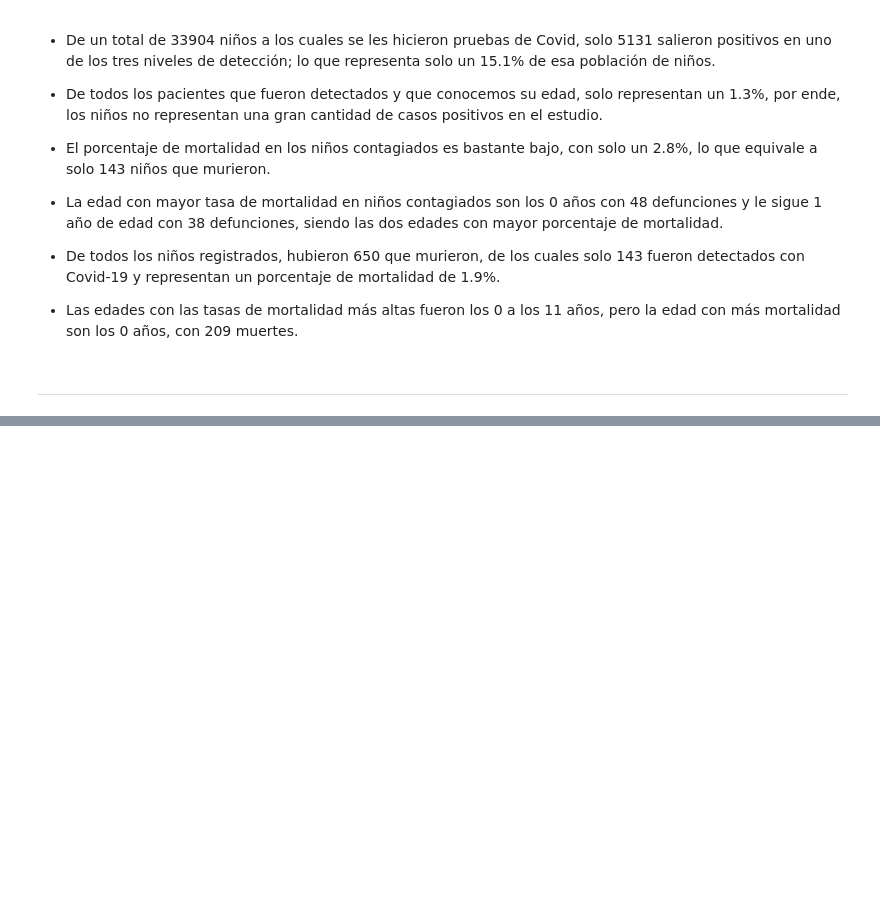
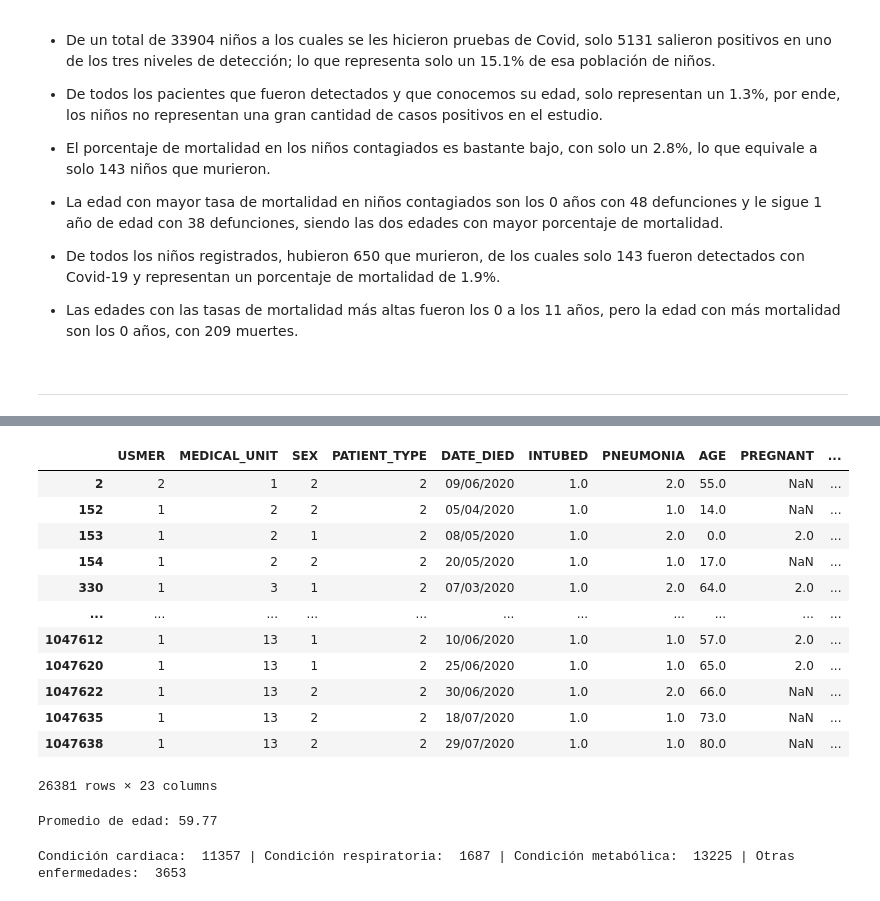
Before and after one commit to SamuelG0319/Final_Project_DS, a Jupyter notebook: cleanning-data.ipynb, the cells around one changed output, grey strips where cells are left out. Drawn from its saved outputs; the diff is of its cells as text; code cells hidden in the pictures; blank space fills up the shorter version.

```diff
--- a/cleanning-data.ipynb
+++ b/cleanning-data.ipynb
@@ -753,0 +791,35 @@ Name: AGE, dtype: int64
+# %%
+# --- Deceased intubated patients and the role played by some conditions. --- #
+intubed_dead = df_null[(df_null['INTUBED'] == 1) & (df_null['DEAD'] == 1)]
+intubed_dead
+# %% [output]
+|  | USMER | MEDICAL_UNIT | SEX | PATIENT_TYPE | DATE_DIED | INTUBED | PNEUMONIA | AGE | PREGNANT | ... |
+| 2 | 2 | 1 | 2 | 2 | 09/06/2020 | 1.0 | 2.0 | 55.0 | NaN | ... |
+| 152 | 1 | 2 | 2 | 2 | 05/04/2020 | 1.0 | 1.0 | 14.0 | NaN | ... |
+| 153 | 1 | 2 | 1 | 2 | 08/05/2020 | 1.0 | 2.0 | 0.0 | 2.0 | ... |
+| 154 | 1 | 2 | 2 | 2 | 20/05/2020 | 1.0 | 1.0 | 17.0 | NaN | ... |
+| 330 | 1 | 3 | 1 | 2 | 07/03/2020 | 1.0 | 2.0 | 64.0 | 2.0 | ... |
+| ... | ... | ... | ... | ... | ... | ... | ... | ... | ... | ... |
+| 1047612 | 1 | 13 | 1 | 2 | 10/06/2020 | 1.0 | 1.0 | 57.0 | 2.0 | ... |
+| 1047620 | 1 | 13 | 1 | 2 | 25/06/2020 | 1.0 | 1.0 | 65.0 | 2.0 | ... |
+| 1047622 | 1 | 13 | 2 | 2 | 30/06/2020 | 1.0 | 2.0 | 66.0 | NaN | ... |
+| 1047635 | 1 | 13 | 2 | 2 | 18/07/2020 | 1.0 | 1.0 | 73.0 | NaN | ... |
+| 1047638 | 1 | 13 | 2 | 2 | 29/07/2020 | 1.0 | 1.0 | 80.0 | NaN | ... |
+26381 rows × 23 columns
+# %%
+# --- Average age of intubated persons who died --- #
+average_age = intubed_dead['AGE'].mean()
+print(f'Promedio de edad: {average_age:.2f}')
+# %% [output]
+Promedio de edad: 59.77
+# %%
+# --- Intubated persons with some type of medical condition who passed away. --- #
+cardiac_condition = df_null.query('(HIPERTENSION == 1 | CARDIOVASCULAR == 1) & (INTUBED == 1) & (DEAD == 1)').shape[0]
+respiratory_conditions = df_null.query('(COPD == 1 | ASTHMA == 1) & (INTUBED == 1) & (DEAD == 1)').shape[0]
+metabolic_diseases = df_null.query('(DIABETES == 1 | OBESITY == 1) & (INTUBED == 1) & (DEAD == 1)').shape[0]
+other_conditions = df_null.query('(INMSUPR == 1 | RENAL_CHRONIC == 1 | OTHER_DISEASE == 1)  & (INTUBED == 1) & (DEAD == 1)').shape[0]
+
+print("Condición cardiaca: ", cardiac_condition, "| Condición respiratoria: ", respiratory_conditions,
+      "| Condición metabólica: ", metabolic_diseases, "| Otras enfermedades: ", other_conditions)
+# %% [output]
+Condición cardiaca:  11357 | Condición respiratoria:  1687 | Condición metabólica:  13225 | Otras enfermedades:  3653
```
Also changed, not shown: parts of 20 cells of this notebook.
